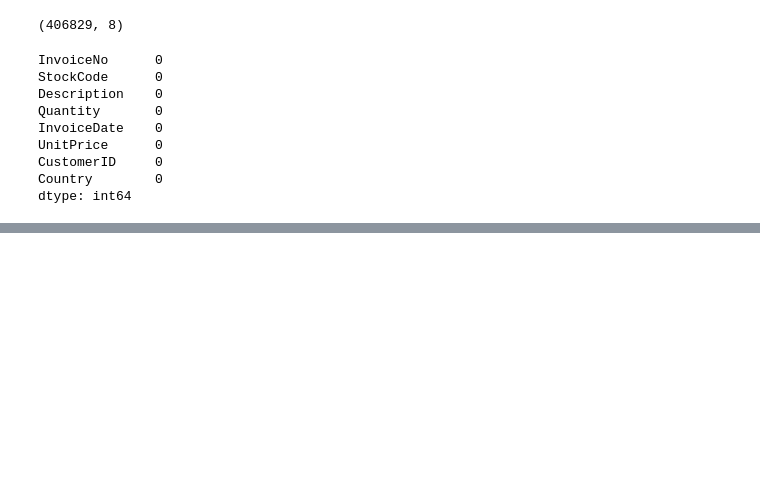
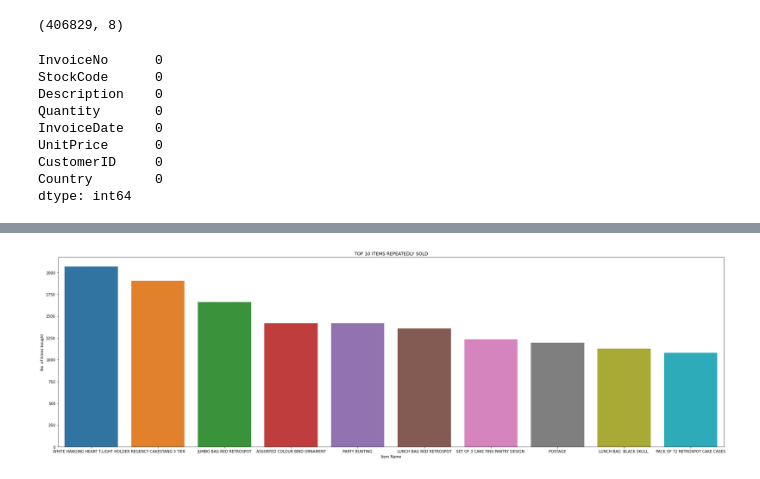
Before and after one commit to Hkhero79/Hk-online-Retail-customer-segmentation, a Jupyter notebook: Hk_Online_Retail_Customer_Segmentation_Capstone_Project.ipynb, the cells around one changed output, grey strips where cells are left out. Saved outputs shown, nothing was run; the diff lists cells and outputs as text; code cells hidden in the pictures; blank space fills up the shorter version.

```diff
--- a/Hk_Online_Retail_Customer_Segmentation_Capstone_Project.ipynb
+++ b/Hk_Online_Retail_Customer_Segmentation_Capstone_Project.ipynb
@@ -125,2 +222,12 @@ dtype: int64
+# %%
+# Barplot of the top 10 most repeatedly sold items
+plt.figure(figsize = (26,8))
+sns.barplot(x = data['Description'].value_counts()[:10].index, y = data['Description'].value_counts()[:10].values)
+plt.xlabel('Item Name')
+plt.ylabel('No. of times bought')
+plt.title('TOP 10 ITEMS REPEATEDLY SOLD')
+plt.tight_layout()
+# %% [output]
+[figure, added]
 # %%
 df_online.Country.value_counts().head(10).plot.bar(figsize=(8,5))
```
Also changed, not shown: parts of 18 cells of this notebook.
